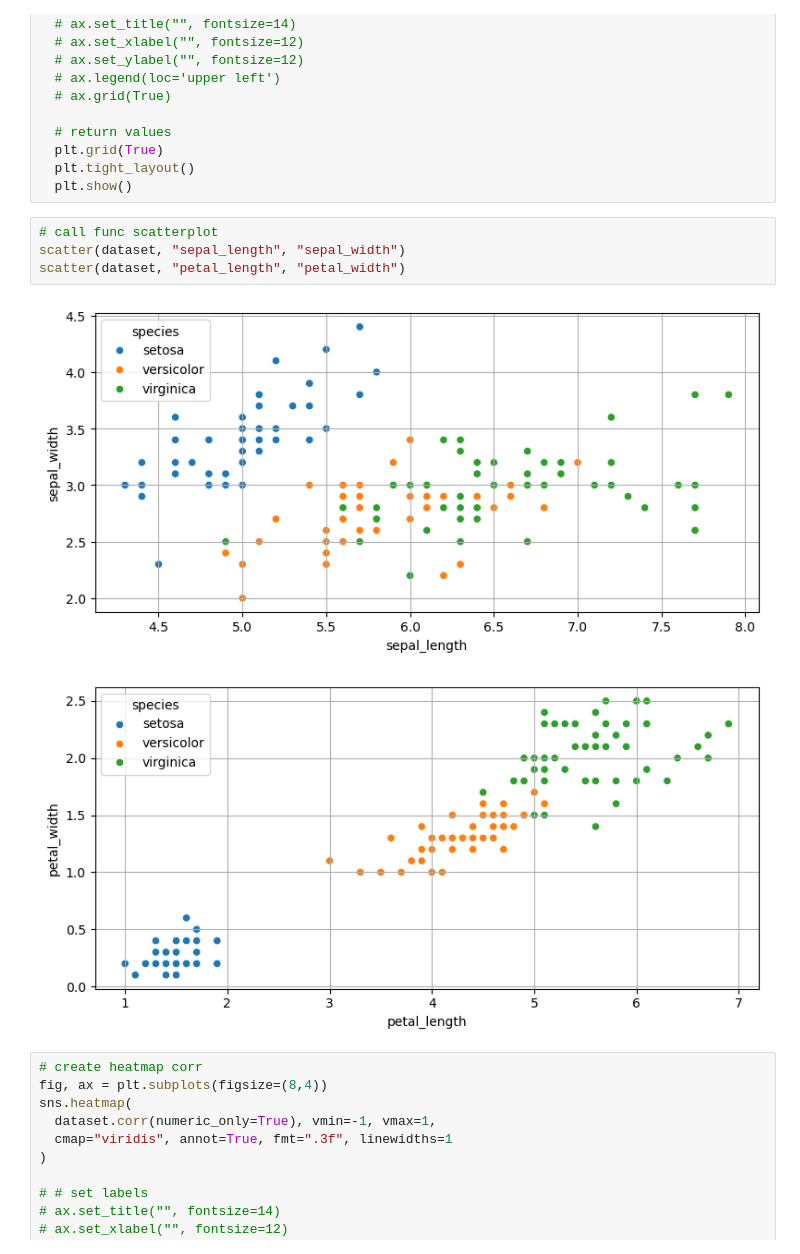
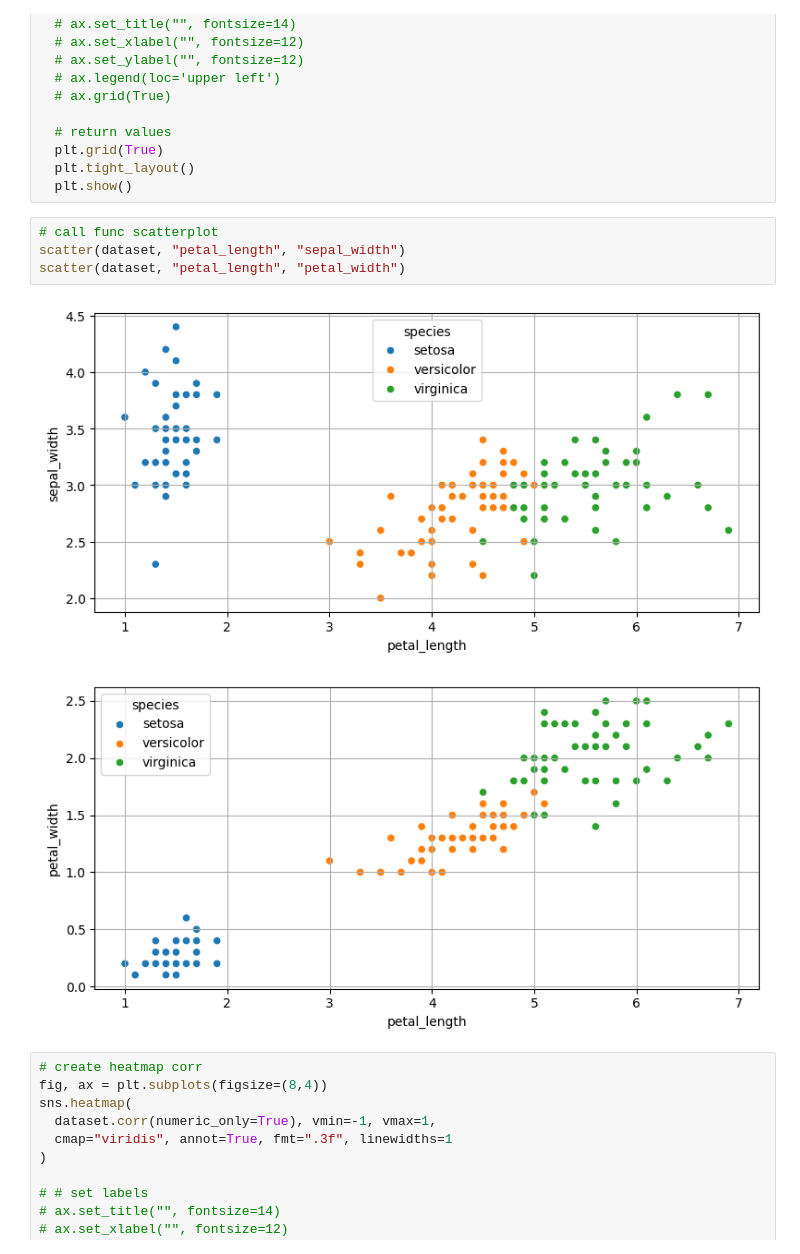
Before and after one commit to kusin/bahan-ajar-ML, a Jupyter notebook: Pertemuan 2 - Visualisasi data part 1 - matplotlib dan seaborn/SourceCode-Rev2/VD - iris-rev2.ipynb, the cells around one changed output. Drawn from its saved outputs; the diff is of its cells as text.

```diff
--- a/Pertemuan 2 - Visualisasi data part 1 - matplotlib dan seaborn/SourceCode-Rev2/VD - iris-rev2.ipynb
+++ b/Pertemuan 2 - Visualisasi data part 1 - matplotlib dan seaborn/SourceCode-Rev2/VD - iris-rev2.ipynb
@@ -107,11 +107,11 @@ def scatter(data, x, y):
   plt.show()
 # %%
 # call func scatterplot
-scatter(dataset, "sepal_length", "sepal_width")
+scatter(dataset, "petal_length", "sepal_width")
 scatter(dataset, "petal_length", "petal_width")
 # %% [output]
-[figure, old version]
+[figure, new version]
-[figure, old version]
+[figure, new version]
 # %%
 # create heatmap corr
 fig, ax = plt.subplots(figsize=(8,4))
```
Also changed, not shown: parts of 1 cell of this notebook.
